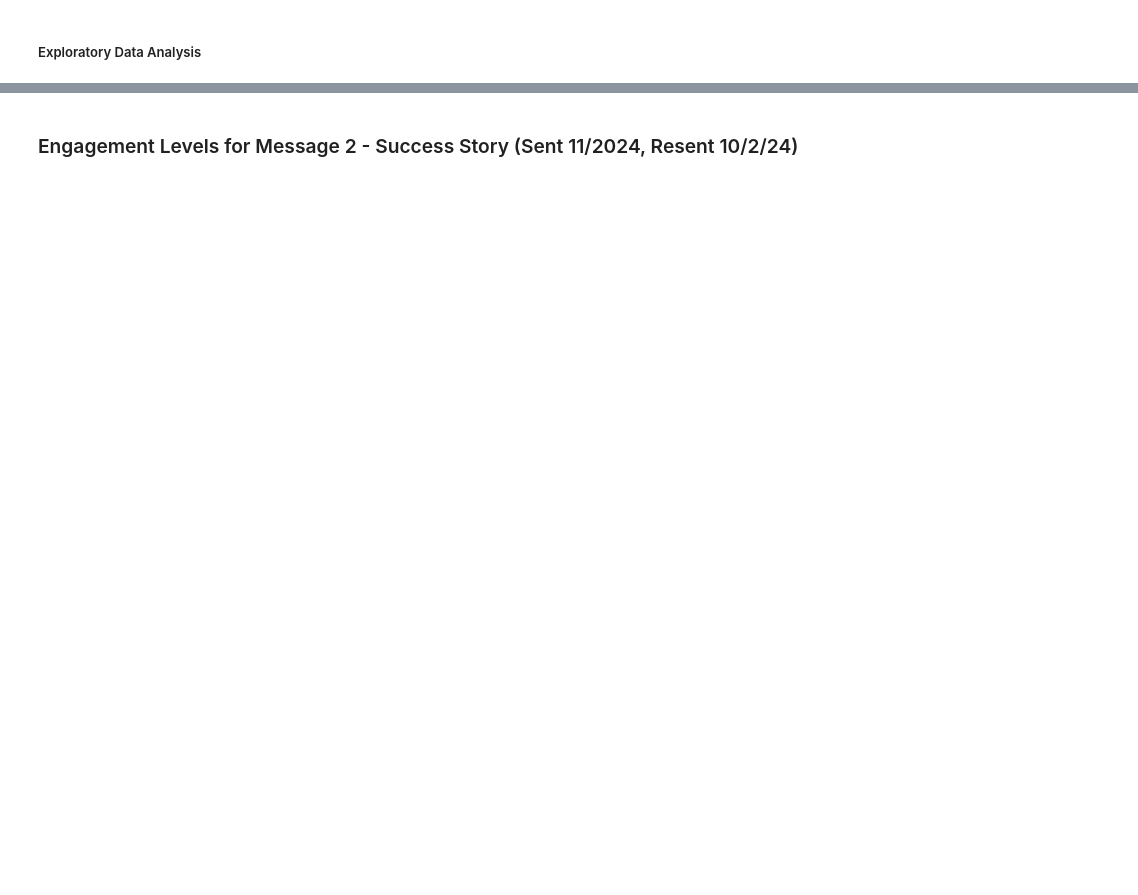
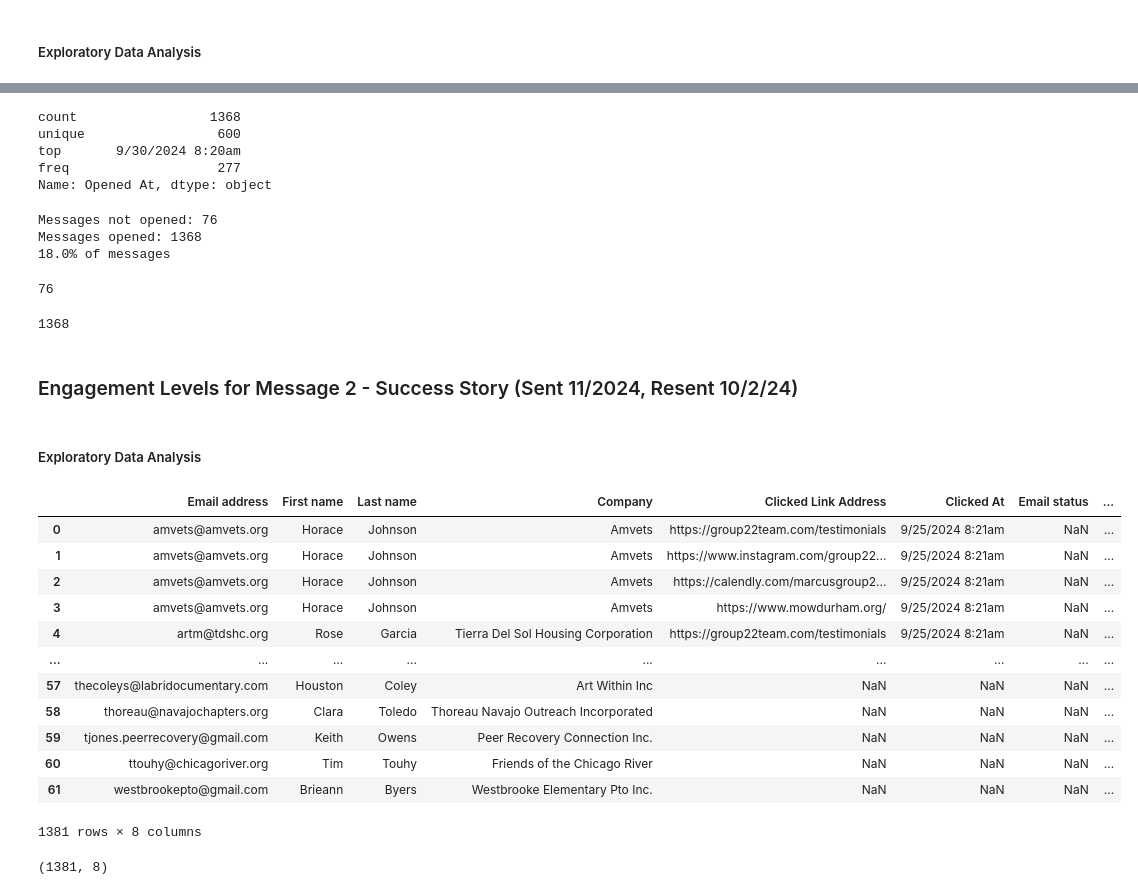
Before and after one commit to Willnguyen02/Recent-Marking-Campaign-Data-Analysis, a Jupyter notebook: main.ipynb, the cells around one changed output, grey strips where cells are left out. Drawn from its saved outputs; the diff is of its cells as text; code cells hidden in the pictures; blank space fills up the shorter version.

```diff
--- a/main.ipynb
+++ b/main.ipynb
@@ -11,5 +11,19 @@
 # import required libraries
 import pandas as pd
 import datetime
+# %%
+# Read all excel sheets
+
+# Welcome Message
+original_clicked_df = pd.read_excel('New-Sub-Message/New Subscriber Message - Original Clicked.xlsx')
+original_opened_df = pd.read_excel('New-Sub-Message/New Subscriber Message - Original Opened.xlsx')
+resent_clicked_df = pd.read_excel('New-Sub-Message/New Subscriber Message - Re-send Clicked.xlsx')
+resent_opened_df = pd.read_excel('New-Sub-Message/New Subscriber Message - Re-send Opened.xlsx')
+
+# Success Story
+ss_original_clicked_df = pd.read_excel('Success Story Message/Success Story Message - Original Clicked.xlsx')
+ss_original_opened_df = pd.read_excel('Success Story Message/Success Story Message - Original Opened.xlsx')
+ss_resend_clicked_df = pd.read_excel('Success Story Message/Success Story Message - Re-send Clicked.xlsx')
+ss_resend_opened_df = pd.read_excel('Success Story Message/Success Story Message - Re-send Opened.xlsx')
 # %% [markdown]
 ### Engagement Levels for Message 1 - Welcome Message (Sent 11/2024, Resent 10/2/24)
@@ -141,2 +167,54 @@ sorted_opened_df
+# %%
+sorted_welcome_message_df["Opened At"].describe()
+# %% [output]
+count                 1368
+unique                 600
+top       9/30/2024 8:20am
+freq                   277
+Name: Opened At, dtype: object
+# %%
+not_opened = sorted_welcome_message_df["Opened At"].isna().sum()
+opened = sorted_welcome_message_df["Opened At"].notna().sum()
+
+print(f'Messages not opened: {not_opened}')
+print(f'Messages opened: {opened}')
+print(f'{(opened/not_opened).round(2)}% of messages')
+# %% [output]
+Messages not opened: 76
+Messages opened: 1368
+18.0% of messages
+# %%
+sorted_welcome_message_df["Opened At"].isnull().sum()
+# %% [output]
+76
+# %%
+sorted_welcome_message_df["Opened At"].notnull().sum()
+# %% [output]
+1368
 # %% [markdown]
 ### Engagement Levels for Message 2 - Success Story (Sent 11/2024, Resent 10/2/24)
+# %% [markdown]
+##### Exploratory Data Analysis
+# %%
+# Created a dataframe that includes all excel sheets for message 2
+ss_df = pd.concat([ss_original_clicked_df, ss_original_opened_df, ss_resend_clicked_df, ss_resend_opened_df])
+ss_df
+# %% [output]
+|  | Email address | First name | Last name | Company | Clicked Link Address | Clicked At | Email status | ... |
+| 0 | amvets@amvets.org | Horace | Johnson | Amvets | https://group22team.com/testimonials | 9/25/2024 8:21am | NaN | ... |
+| 1 | amvets@amvets.org | Horace | Johnson | Amvets | https://www.instagram.com/group22... | 9/25/2024 8:21am | NaN | ... |
+| 2 | amvets@amvets.org | Horace | Johnson | Amvets | https://calendly.com/marcusgroup2... | 9/25/2024 8:21am | NaN | ... |
+| 3 | amvets@amvets.org | Horace | Johnson | Amvets | https://www.mowdurham.org/ | 9/25/2024 8:21am | NaN | ... |
+| 4 | artm@tdshc.org | Rose | Garcia | Tierra Del Sol Housing Corporation | https://group22team.com/testimonials | 9/25/2024 8:21am | NaN | ... |
+| ... | ... | ... | ... | ... | ... | ... | ... | ... |
+| 57 | thecoleys@labridocumentary.com | Houston | Coley | Art Within Inc | NaN | NaN | NaN | ... |
+| 58 | thoreau@navajochapters.org | Clara | Toledo | Thoreau Navajo Outreach Incorporated | NaN | NaN | NaN | ... |
+| 59 | tjones.peerrecovery@gmail.com | Keith | Owens | Peer Recovery Connection Inc. | NaN | NaN | NaN | ... |
+| 60 | ttouhy@chicagoriver.org | Tim | Touhy | Friends of the Chicago River | NaN | NaN | NaN | ... |
+| 61 | westbrookepto@gmail.com | Brieann | Byers | Westbrooke Elementary Pto Inc. | NaN | NaN | NaN | ... |
+1381 rows × 8 columns
+# %%
+# Check size of the data frame
+ss_df.shape
+# %% [output]
+(1381, 8)
```
Also changed, not shown: parts of 18 cells of this notebook, 7 other files.
